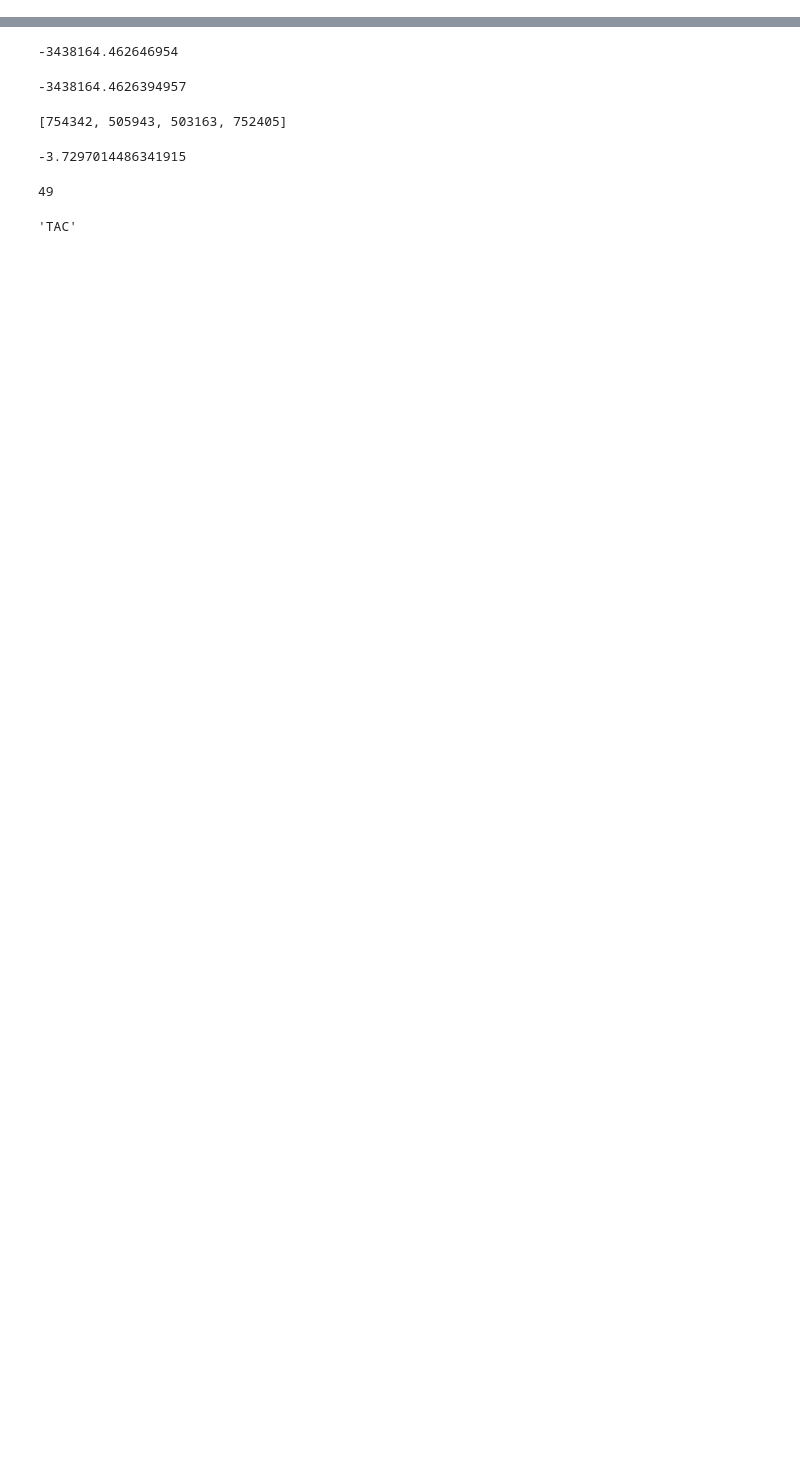
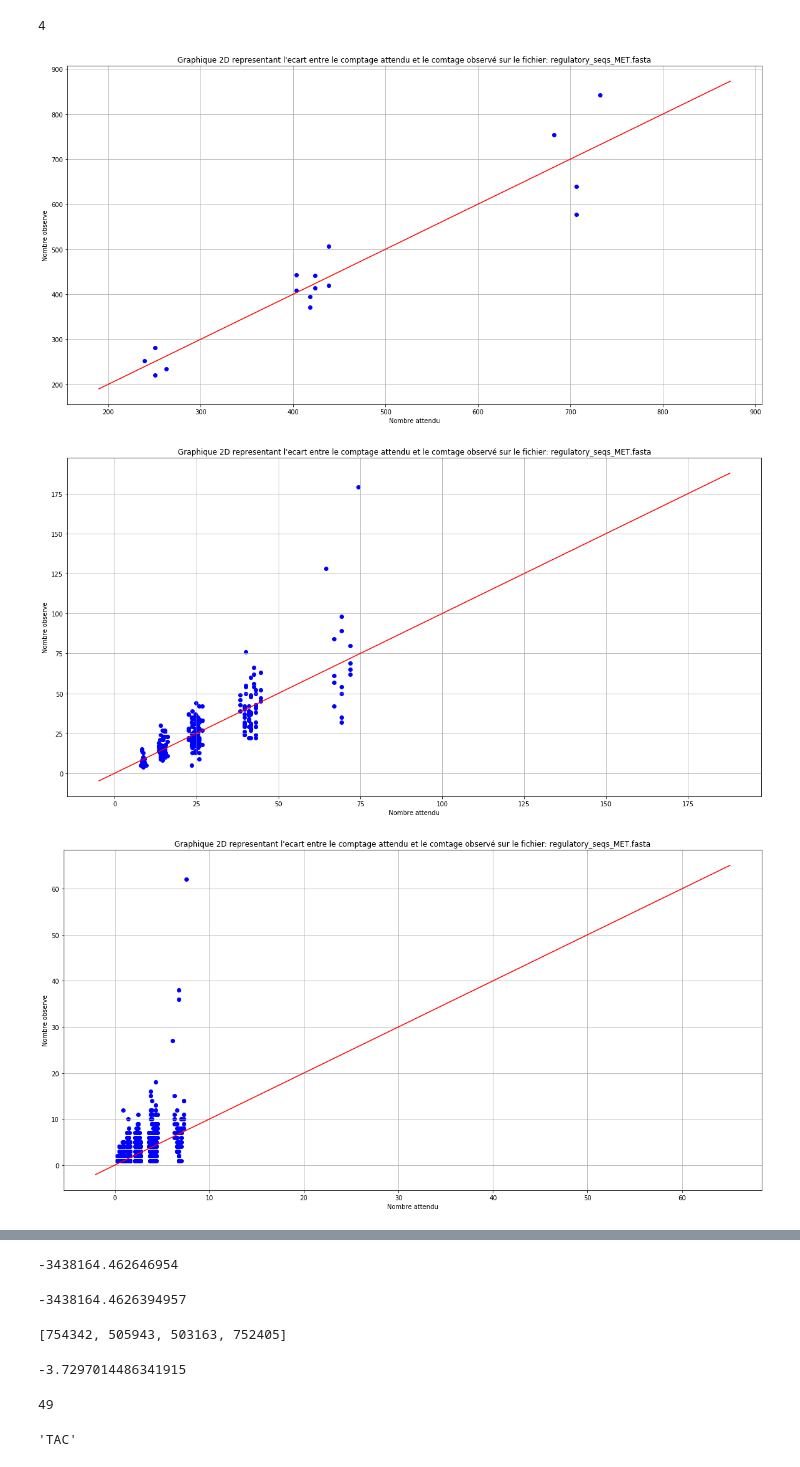
Before and after one commit to hanouticelina/promoter--regions, a Jupyter notebook: results.ipynb, the cells around one changed output, grey strips where cells are left out. Cells and saved outputs as stored; diff of their text form; code cells hidden in the pictures; blank space fills up the shorter version.

```diff
--- a/results.ipynb
+++ b/results.ipynb
@@ -12 +15,3 @@ import project
+# %%
+files = ["sequences/regulatory_seqs_MET.fasta","sequences/regulatory_seq_PHO.fasta","sequences/regulatory_seqs_GAL.fasta"]
 # %%
@@ -21,0 +23,12 @@ probas = utils.nucleotide_frequency(chromos_flattened)
+# %%
+len(cerevisae)
+# %% [output]
+4
+# %%
+for i in range(len(files)):
+    for j in [2,4,6,8]:
+        utils.plot(files[i],j)
+# %% [output]
+[figure, added]
+[figure, added]
+[figure, added]
```
Also changed, not shown: parts of 12 cells of this notebook, 27 other files.
